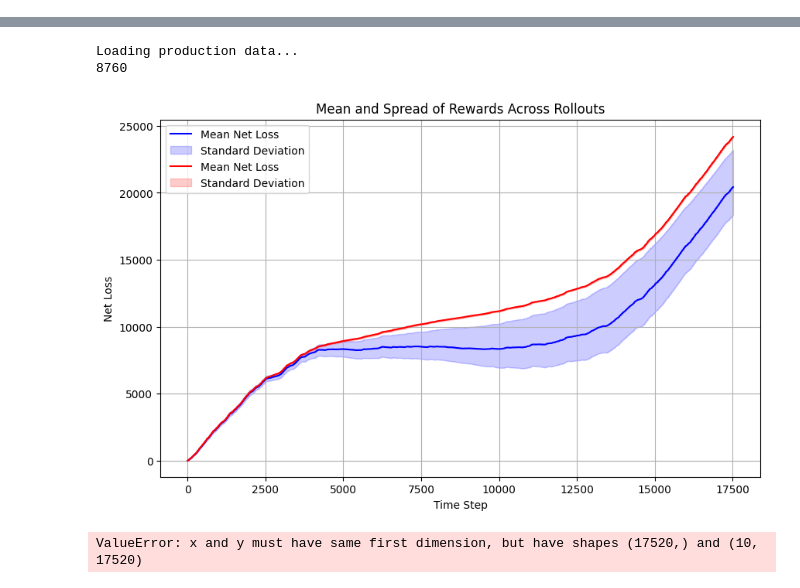
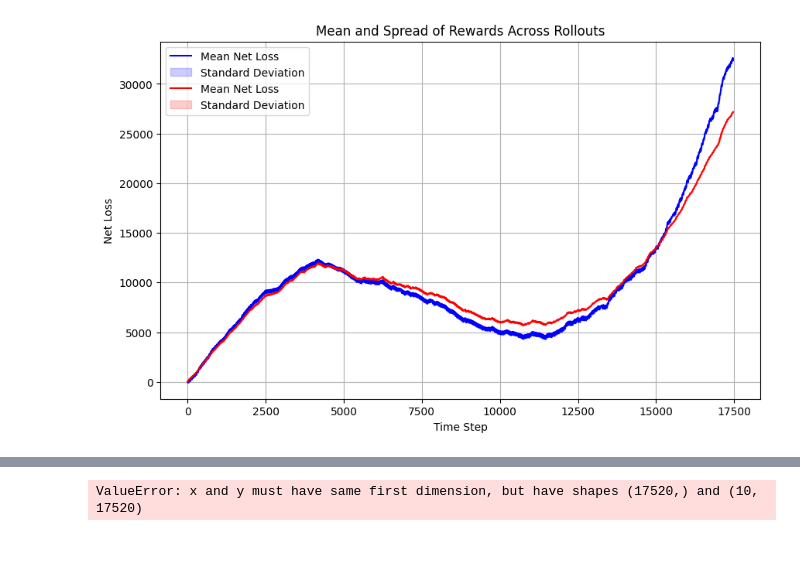
Before and after one commit to antonhlenander/CommunityFlex, a Jupyter notebook: plotting2.ipynb, the cells around one changed output, grey strips where cells are left out. Drawn from its saved outputs; the diff is of its cells as text; code cells hidden in the pictures; blank space fills up the shorter version.

```diff
--- a/plotting2.ipynb
+++ b/plotting2.ipynb
@@ -5,7 +5,8 @@ import json
 import numpy as np
 import matplotlib.pyplot as plt
 
-paths = ["output/multi/results_multi.pkl", "output/twolevel/results_twolevel.pkl"]
+# paths = ["output/multi/results_multi.pkl", "output/twolevel/results_twolevel.pkl"]
+paths = ["output/single_policy_new/results.pkl", "output/single_policy_old/results.pkl"]
 colors = ["blue", "red"]
 
 plt.figure(figsize=(10, 6))
@@ -18,30 +19,31 @@ for results_path, color in zip(paths, colors):
     with open(results_path, "rb") as file:
         results = cloudpickle.load(file)
 
     #Extract rewards from all rollouts (adjust "reward" key if needed)
     all_netloss = np.array([rollout.metrics[f"env/total_loss"] for rollout in results])  # Shape: (num_rollouts, num_steps)
 
     mean_netloss = np.mean(all_netloss, axis=0)  # Mean across rollouts for each time step
     min_netloss = np.min(all_netloss, axis=0)
     max_netloss = np.max(all_netloss, axis=0)
 
     time_steps = np.arange(all_netloss.shape[1])  # Assuming all rollouts have the same number of steps
 
     plt.plot(time_steps, mean_netloss, label="Mean Net Loss", color=color)
     plt.fill_between(
         time_steps,
         min_netloss,
         max_netloss,  # Upper bound
         color=color,
         alpha=0.2,  # Transparency for the shaded area
         label="Standard Deviation"
     )
 
 plt.xlabel("Time Step")
 plt.ylabel("Net Loss")
 plt.title("Mean and Spread of Rewards Across Rollouts")
 plt.legend()
 plt.grid()
 plt.show()
 plt.close()
 # %% [output]
+[figure, new version]
@@ -51,6 +51,3 @@ plt.close()
-Loading production data...
-8760
-[figure, old version]
 # %%
 plt.figure(figsize=(12, 6))
 results_path = paths[1]
```
Also changed, not shown: parts of 1 cell of this notebook, 9 other files.
